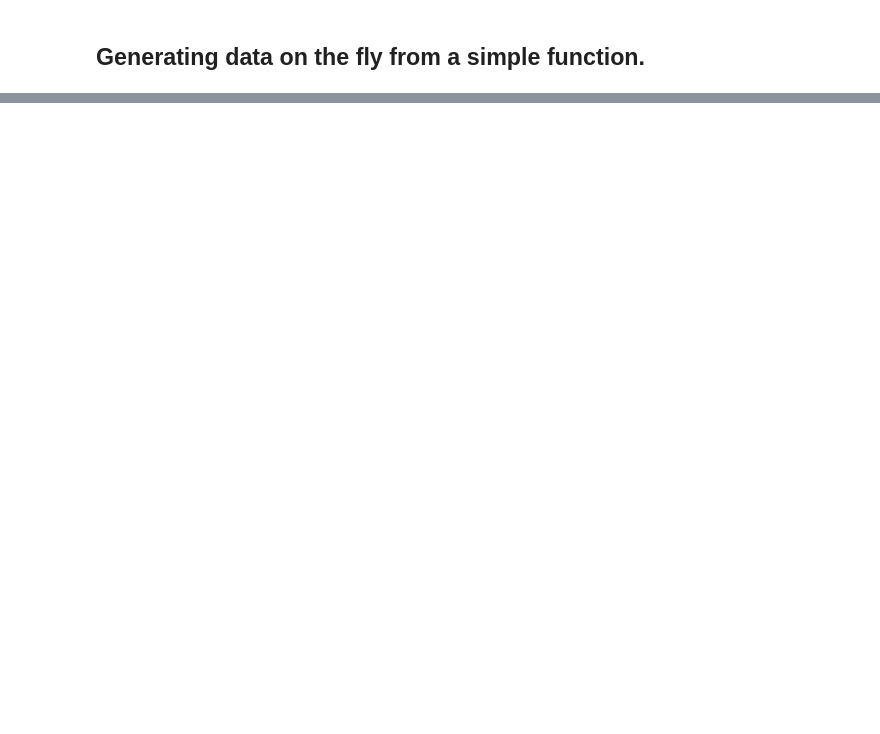
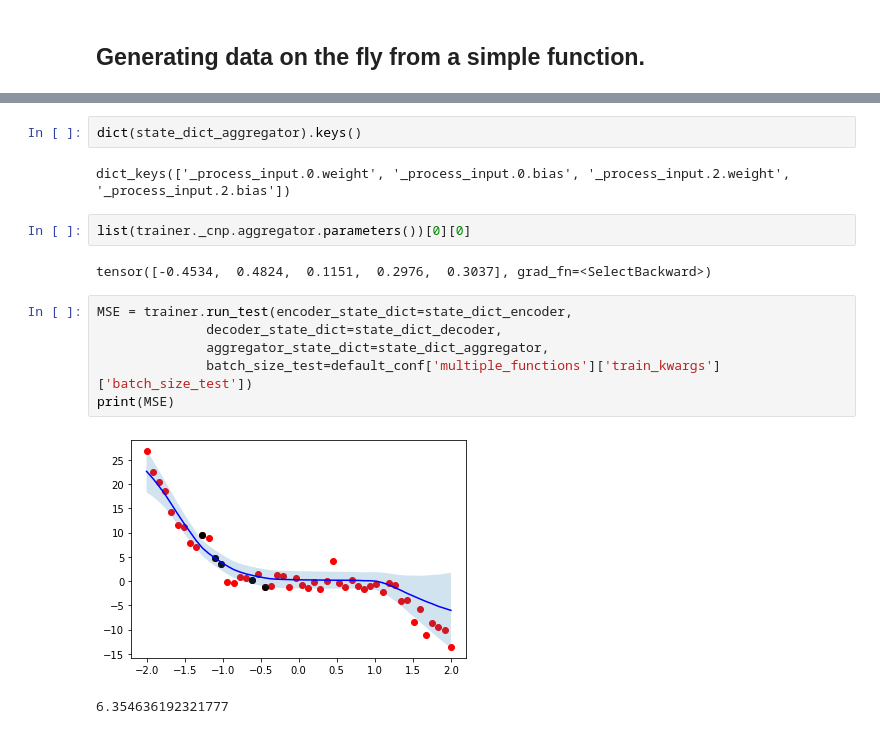
Before and after one commit to fredchettouh/neural-processes, a Jupyter notebook: experiments/1d_single_function.ipynb, the cells around one changed output, grey strips where cells are left out. Drawn from its saved outputs; the diff is of its cells as text; blank space fills up the shorter version.

```diff
--- a/experiments/1d_single_function.ipynb
+++ b/experiments/1d_single_function.ipynb
@@ -160,0 +159,17 @@ kwargs
+# %%
+dict(state_dict_aggregator).keys()
+# %% [output]
+dict_keys(['_process_input.0.weight', '_process_input.0.bias', '_process_input.2.weight', '_process_input.2.bias'])
+# %%
+list(trainer._cnp.aggregator.parameters())[0][0]
+# %% [output]
+tensor([-0.4534,  0.4824,  0.1151,  0.2976,  0.3037], grad_fn=<SelectBackward>)
+# %%
+MSE = trainer.run_test(encoder_state_dict=state_dict_encoder,
+              decoder_state_dict=state_dict_decoder,
+              aggregator_state_dict=state_dict_aggregator,
+              batch_size_test=default_conf['multiple_functions']['train_kwargs']['batch_size_test'])
+print(MSE)
+# %% [output]
+[figure, added]
+6.354636192321777
```
Also changed, not shown: parts of 27 cells of this notebook, 12 other files.
